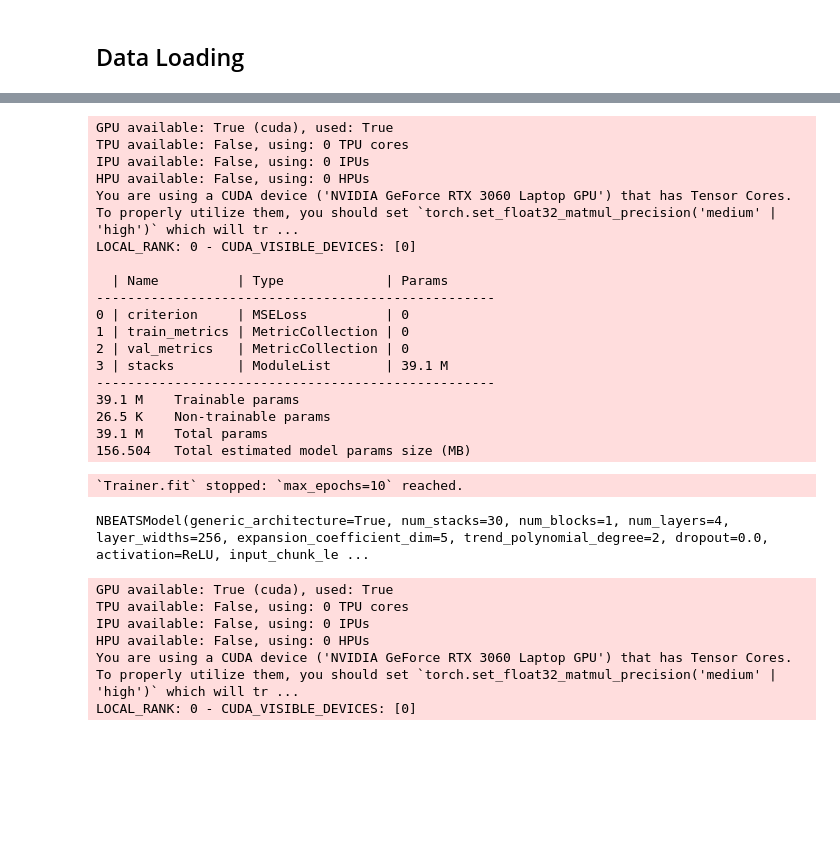
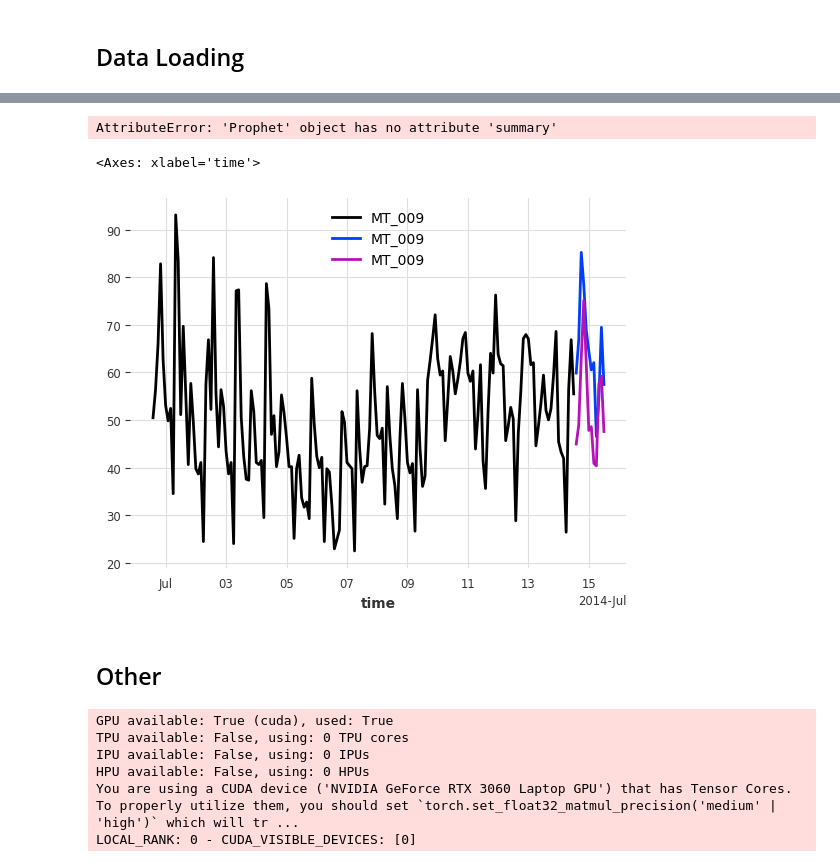
Before and after one commit to k-papadakis/dsml-thesis-code, a Jupyter notebook: code/main.ipynb, the cells around one changed output, grey strips where cells are left out. Saved outputs shown, nothing was run; the diff lists cells and outputs as text; code cells hidden in the pictures; blank space fills up the shorter version.

```diff
--- a/code/main.ipynb
+++ b/code/main.ipynb
@@ -15,7 +20,7 @@ from sklearn.preprocessing import MinMaxScaler, StandardScaler
 # %% [markdown]
 ## Data Loading
 # %%
-def load_timeseries(
+def load_electricity_consumption(
     file_path=Path("data", "LD2011_2014.txt"),
     freq="2H",
     start_time="2014-01-02 00:00:00",
@@ -31,11 +36,11 @@ def load_timeseries(
 
     ts = TimeSeries.from_dataframe(df, freq=freq)
 
-    ts = ts.astype(np.float32)
+    ts = ts.astype(np.dtype("float32"))
 
     return ts
 
 
-ts = load_timeseries()
+ts = load_electricity_consumption()
 # ts = fill_missing_values(ts, interpolate_kwargs=dict(method='time'))
 assert not ts.pd_dataframe(copy=False).isna().any(axis=None)
@@ -66,0 +71,17 @@ def optuna_objective(trial: optuna.Trial) -> float:
+# %%
+def separate(ts: TimeSeries) -> list[TimeSeries]:
+    return [ts.univariate_component(i) for i in range(ts.n_components)]
+
+
+def fit_univariate(
+    data: TimeSeries,
+    model_cls: type[ForecastingModel],
+    model_cls_kwargs: Optional[dict[str, Any]] = None,
+) -> ForecastingModel:
+    if model_cls_kwargs is None:
+        model_cls_kwargs = {}
+
+    model = model_cls(**model_cls_kwargs)
+    model.fit(data)
+
+    return model
@@ -66,0 +93,9 @@ def optuna_objective(trial: optuna.Trial) -> float:
+# %%
+fit_autoarima: Callable[[TimeSeries], AutoARIMA] = partial(fit_univariate, model_cls=Prophet)  # type: ignore
+
+with Pool() as pool:
+    res = pool.map(fit_autoarima, separate(ts_train_original))
+
+
+# with open("arima_results.pkl", "wb") as f:
+#     pickle.dump(res, f)
@@ -67,3 +123,18 @@ def optuna_objective(trial: optuna.Trial) -> float:
+# %%
+res[1].model.summary()
+# %% [output]
+AttributeError: 'Prophet' object has no attribute 'summary'
+# %%
+i = 8
+n = 12
+separate(ts_train_original)[i][-24*7:].plot()
+separate(ts_val_original)[i][:n].plot()
+res[i].predict(n).plot()
+# %% [output]
+<Axes: xlabel='time'>
+[figure, added]
+# %% [markdown]
+## Other
 # %%
 model = NBEATSModel(
     input_chunk_length=7 * 12,  # 7 days
@@ -83,27 +154,11 @@ model.fit(
     epochs=10,
     num_loader_workers=2,
 )
+
+def fit(model_cls, model_params, data):
+    model = model_cls(**model_params)
+    model.fit(data)
+    return model
-# %% [output]
-GPU available: True (cuda), used: True
-TPU available: False, using: 0 TPU cores
-IPU available: False, using: 0 IPUs
-HPU available: False, using: 0 HPUs
-You are using a CUDA device ('NVIDIA GeForce RTX 3060 Laptop GPU') that has Tensor Cores. To properly utilize them, you should set `torch.set_float32_matmul_precision('medium' | 'high')` which will tr ...
-LOCAL_RANK: 0 - CUDA_VISIBLE_DEVICES: [0]
-
-  | Name          | Type             | Params
----------------------------------------------------
-0 | criterion     | MSELoss          | 0
-1 | train_metrics | MetricCollection | 0
-2 | val_metrics   | MetricCollection | 0
-3 | stacks        | ModuleList       | 39.1 M
----------------------------------------------------
-39.1 M    Trainable params
-26.5 K    Non-trainable params
-39.1 M    Total params
-156.504   Total estimated model params size (MB)
-`Trainer.fit` stopped: `max_epochs=10` reached.
-NBEATSModel(generic_architecture=True, num_stacks=30, num_blocks=1, num_layers=4, layer_widths=256, expansion_coefficient_dim=5, trend_polynomial_degree=2, dropout=0.0, activation=ReLU, input_chunk_le ...
 # %%
 preds = transformer.inverse_transform(
     model.predict(n=1 * 12, series=ts_test_transformed[: 7 * 12])
```
Also changed, not shown: parts of 10 cells of this notebook.
